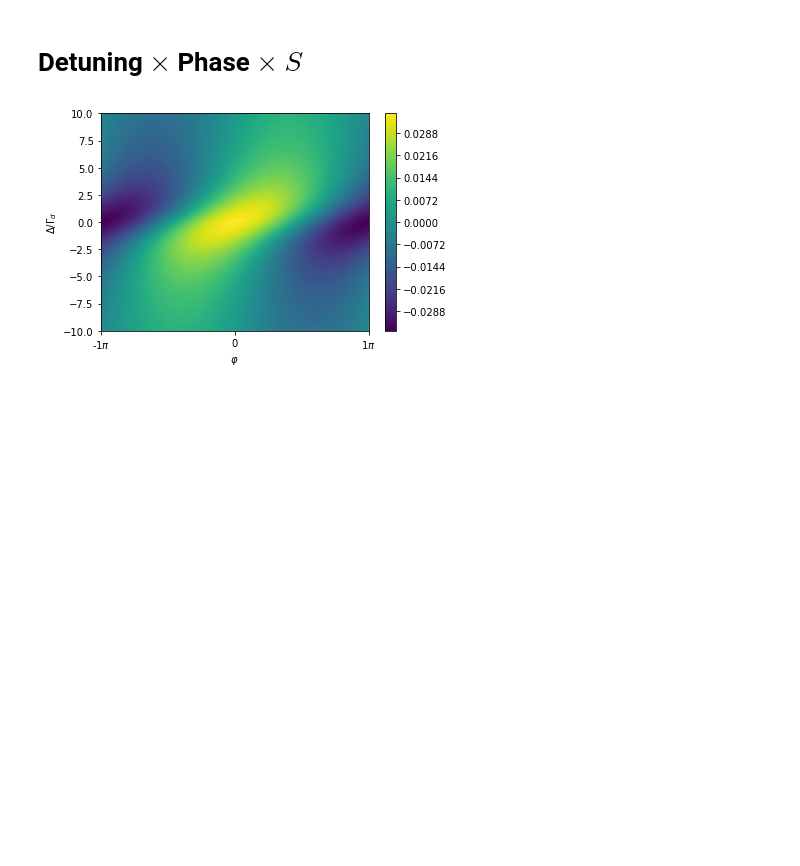
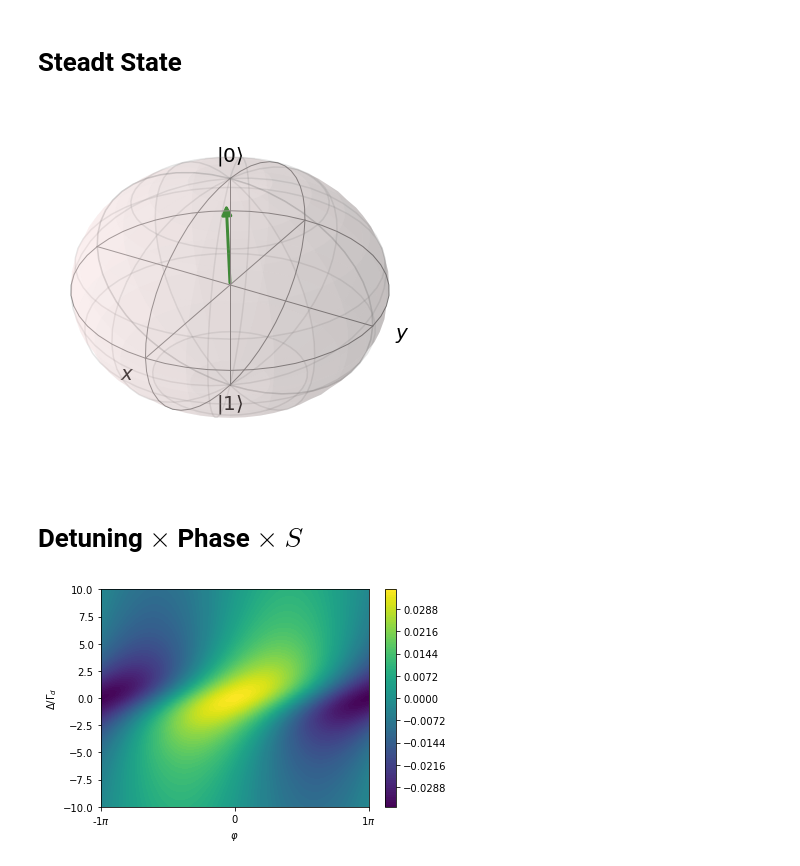
Before and after one commit to OliverDudgeon/QSync, a Jupyter notebook: qubit-sync.ipynb, the cells around one changed output. Cells and saved outputs as stored; diff of their text form; code cells hidden in the pictures; blank space fills up the shorter version.

```diff
--- a/qubit-sync.ipynb
+++ b/qubit-sync.ipynb
@@ -12,6 +12,21 @@ n = 50  # angle array size scale
 
 theta = np.linspace(0, np.pi, n)
 phi = np.linspace(-np.pi, np.pi, 2 * n).reshape(-1, 1)  # 1D vector -> 2D column vector
+# %% [markdown]
+# Steadt State
+# %%
+gain_amp=1
+loss_amp=0.1
+
+m = min(gain_amp, loss_amp)
+
+ss = calculate_steady_state(gain_amp=gain_amp, loss_amp=loss_amp, signal_strength=0.2*m, detuning=0.3*m)
+
+b = Bloch()
+b.add_states(ss)
+b.show()
+# %% [output]
+[figure, added]
 # %% [markdown]
 # Detuning $\times$ Phase $\times$ $S$
 # %%
```
Also changed, not shown: parts of 1 cell of this notebook, 6 other files.
